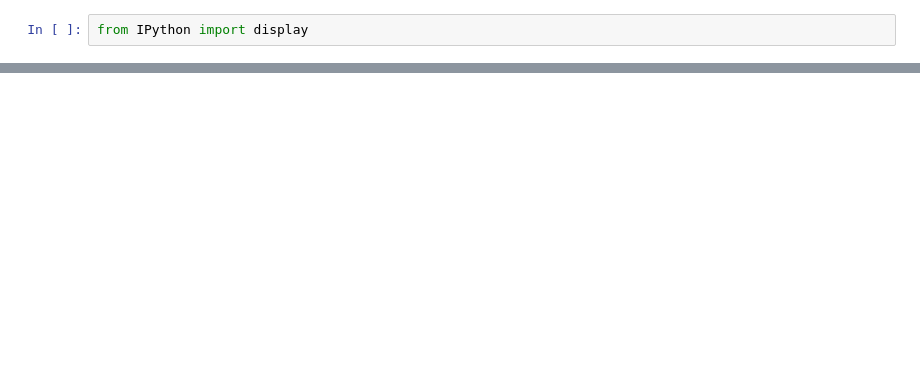
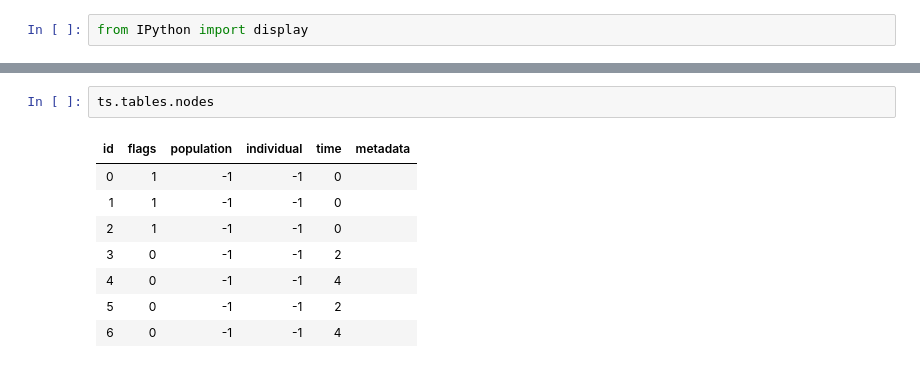
Before and after one commit to lkirk/ts-two-locus-proto, a Jupyter notebook: notebooks/StackBasedOneLocus.ipynb, the cells around one changed output, grey strips where cells are left out. Saved outputs shown, nothing was run; the diff lists cells and outputs as text; blank space fills up the shorter version.

Commit message:
Incremental algorithm development.
I have now implemented all of the fragments that I need, it's time
to integrate and test them all.

```diff
--- a/notebooks/StackBasedOneLocus.ipynb
+++ b/notebooks/StackBasedOneLocus.ipynb
@@ -428,0 +765,11 @@ NodeTableRow(flags=0, time=2.0, population=-1, individual=-1, metadata=b'')
+# %%
+ts.tables.nodes
+# %% [output]
+| id | flags | population | individual | time | metadata |
+| 0 | 1 | -1 | -1 | 0 |  |
+| 1 | 1 | -1 | -1 | 0 |  |
+| 2 | 1 | -1 | -1 | 0 |  |
+| 3 | 0 | -1 | -1 | 2 |  |
+| 4 | 0 | -1 | -1 | 4 |  |
+| 5 | 0 | -1 | -1 | 2 |  |
+| 6 | 0 | -1 | -1 | 4 |  |
```
Also changed, not shown: parts of 58 cells of this notebook, 1 other file.
